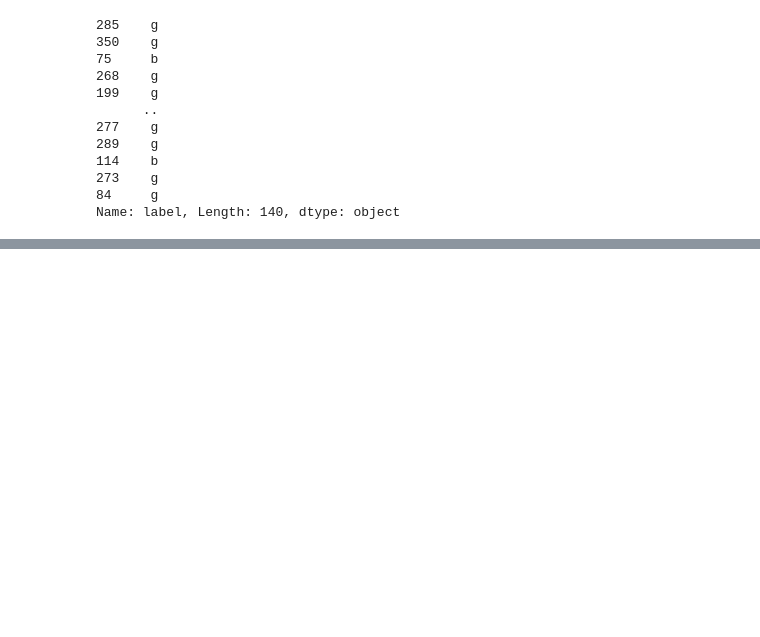
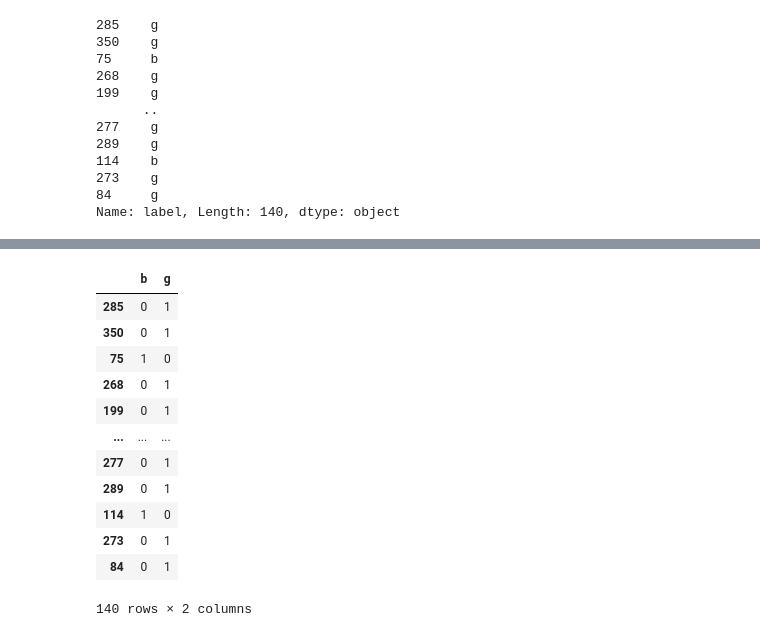
Before and after one commit to SyedHuzaifa007/PIAIC-Deep-Learning-Assignment, a Jupyter notebook: Ionosphere_Assignment.ipynb, the cells around one changed output, grey strips where cells are left out. Drawn from its saved outputs; the diff is of its cells as text; code cells hidden in the pictures; blank space fills up the shorter version.

```diff
--- a/Ionosphere_Assignment.ipynb
+++ b/Ionosphere_Assignment.ipynb
@@ -216,0 +277,18 @@ Name: label, Length: 140, dtype: object
+# %%
+# Test Labels
+test_labels = pd.get_dummies(test_labels)
+test_labels
+# %% [output]
+|  | b | g |
+| 285 | 0 | 1 |
+| 350 | 0 | 1 |
+| 75 | 1 | 0 |
+| 268 | 0 | 1 |
+| 199 | 0 | 1 |
+| ... | ... | ... |
+| 277 | 0 | 1 |
+| 289 | 0 | 1 |
+| 114 | 1 | 0 |
+| 273 | 0 | 1 |
+| 84 | 0 | 1 |
+140 rows × 2 columns
```
Also changed, not shown: parts of 7 cells of this notebook.
